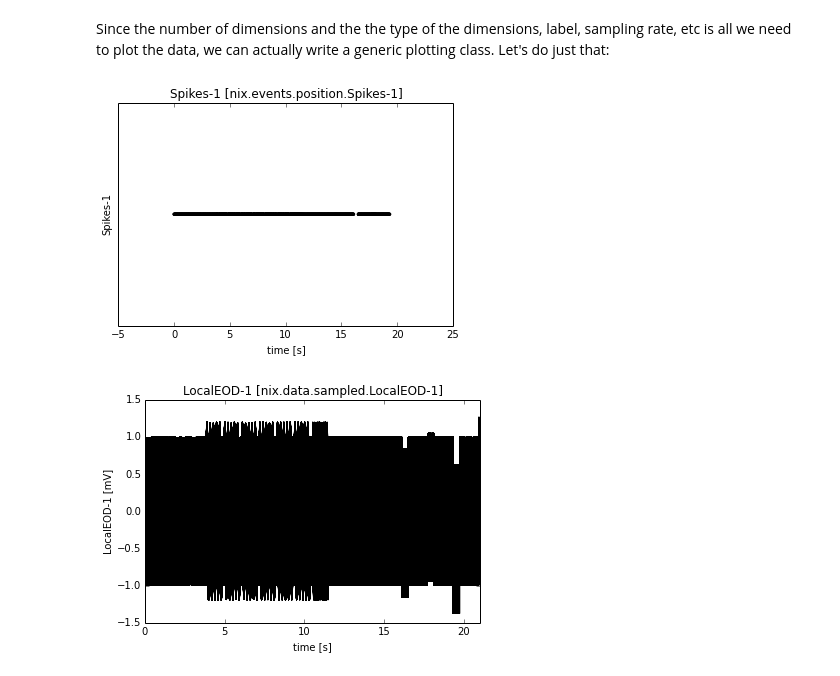
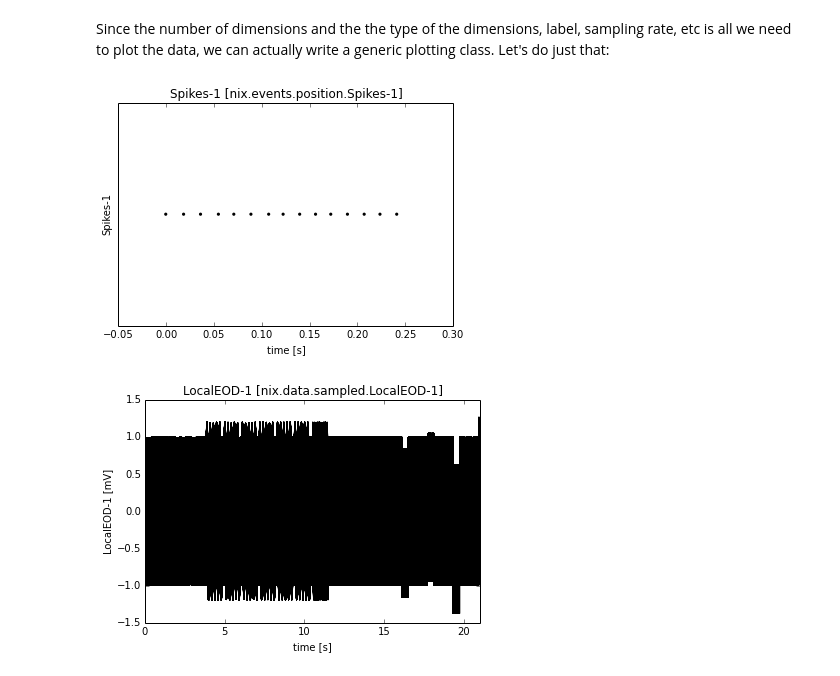
Before and after one commit to G-Node/nix-demo, a Jupyter notebook: NIX INCF TF Meeting 2014.ipynb, the cells around one changed output. Saved outputs shown, nothing was run; the diff lists cells and outputs as text; code cells hidden in the pictures.

```diff
--- a/NIX INCF TF Meeting 2014.ipynb
+++ b/NIX INCF TF Meeting 2014.ipynb
@@ -53,5 +54,5 @@ Let's read a file created by [RELACS](http://relacs.sourceforge.net)
 # %%
-nf = nix.File.open('2014-08-21-am.nix.h5', nix.FileMode.ReadOnly)
+nf = nix.File.open('2014-08-21-am.nix.h5')
 # %% [markdown]
 Explore the data by listing all the blocks and all the DataArrays inside each block...
 # %%
@@ -143,9 +173,10 @@ Since the number of dimensions and the the type of the dimensions, label, sampli
 from plotting import Plotter
 # %%
 pl = Plotter()
+pl.xrange = np.s_[0:15]
 pl.add_plot(block.data_arrays['b9425dc9-2d3b-4062-9ce7-eca6c2414510'])
 # %% [output]
-[figure, old version]
+[figure, new version]
 # %%
 pl = Plotter()
 pl.add_plot(block.data_arrays['84cfeb28-c41a-4ff0-bd3f-d581b6250aa0'])
```
Also changed, not shown: parts of 3 cells of this notebook.
